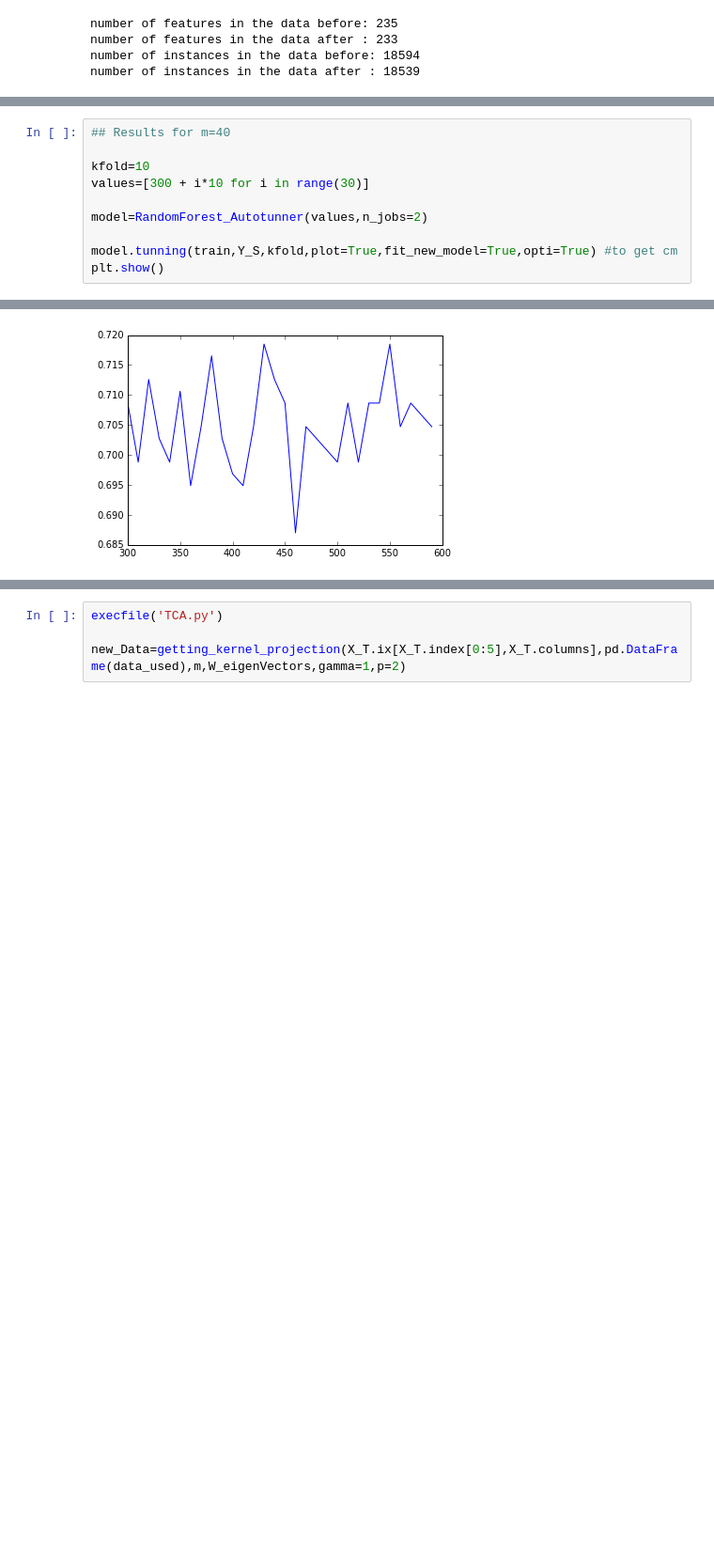
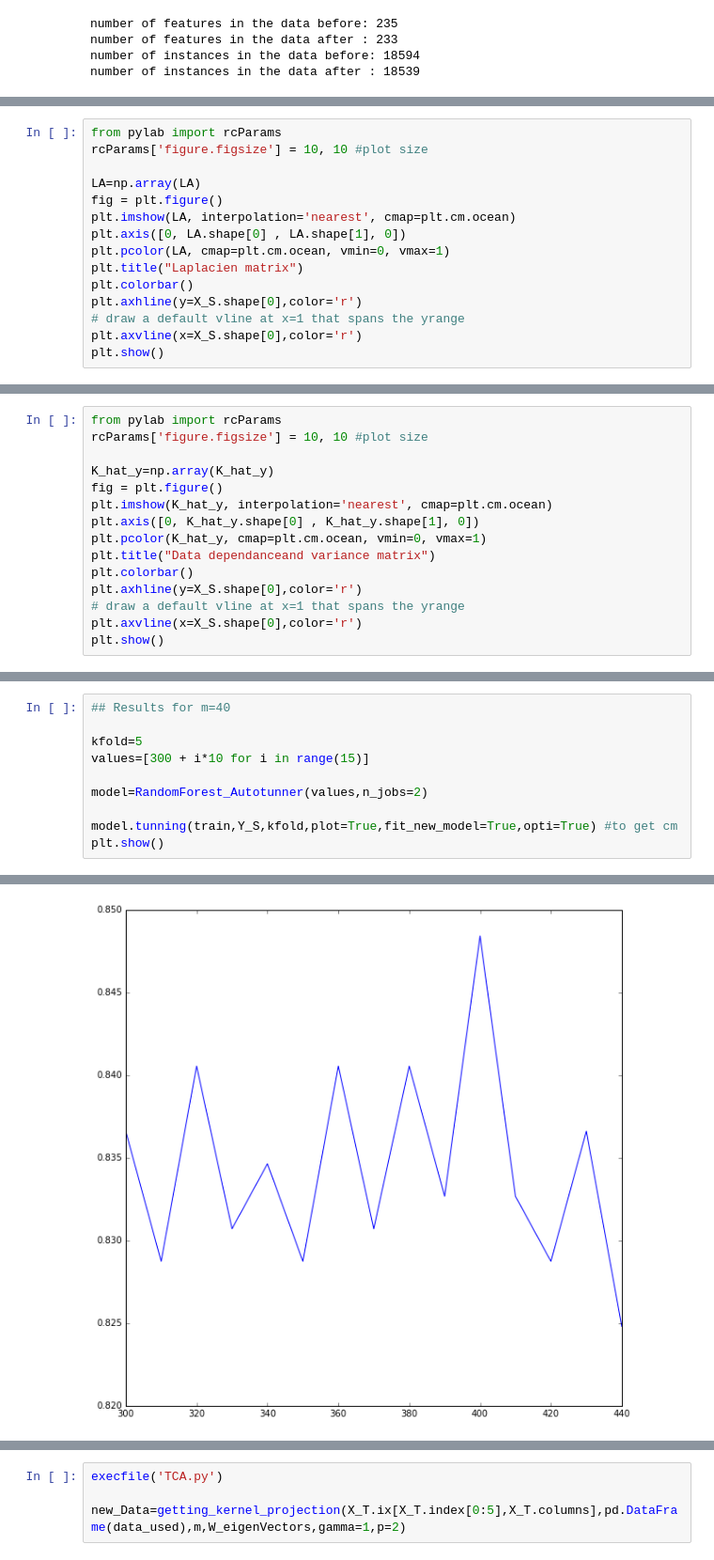
Before and after one commit to PeterJackNaylor/InternWork2, a Jupyter notebook: TCA.ipynb, the cells around one changed output, grey strips where cells are left out. Shown at 94% size. Cells and saved outputs as stored; diff of their text form; blank space fills up the shorter version.

```diff
--- a/TCA.ipynb
+++ b/TCA.ipynb
@@ -182,0 +218,15 @@ plt.show()
+# %%
+from pylab import rcParams
+rcParams['figure.figsize'] = 10, 10 #plot size
+
+LA=np.array(LA)
+fig = plt.figure()
+plt.imshow(LA, interpolation='nearest', cmap=plt.cm.ocean)
+plt.axis([0, LA.shape[0] , LA.shape[1], 0])
+plt.pcolor(LA, cmap=plt.cm.ocean, vmin=0, vmax=1)
+plt.title("Laplacien matrix")
+plt.colorbar()
+plt.axhline(y=X_S.shape[0],color='r')
+# draw a default vline at x=1 that spans the yrange
+plt.axvline(x=X_S.shape[0],color='r')
+plt.show()
@@ -182,0 +235,15 @@ plt.show()
+# %%
+from pylab import rcParams
+rcParams['figure.figsize'] = 10, 10 #plot size
+
+K_hat_y=np.array(K_hat_y)
+fig = plt.figure()
+plt.imshow(K_hat_y, interpolation='nearest', cmap=plt.cm.ocean)
+plt.axis([0, K_hat_y.shape[0] , K_hat_y.shape[1], 0])
+plt.pcolor(K_hat_y, cmap=plt.cm.ocean, vmin=0, vmax=1)
+plt.title("Data dependanceand variance matrix")
+plt.colorbar()
+plt.axhline(y=X_S.shape[0],color='r')
+# draw a default vline at x=1 that spans the yrange
+plt.axvline(x=X_S.shape[0],color='r')
+plt.show()
@@ -199,8 +268,8 @@ train.head()
 # %%
 ## Results for m=40
 
-kfold=10
-values=[300 + i*10 for i in range(30)]
+kfold=5
+values=[300 + i*10 for i in range(15)]
 
 model=RandomForest_Autotunner(values,n_jobs=2)
 
@@ -211 +280 @@ Processing time: 10.503099 in sec
-[figure, old version]
+[figure, new version]
```
Also changed, not shown: parts of 11 cells of this notebook, 1 other file.
